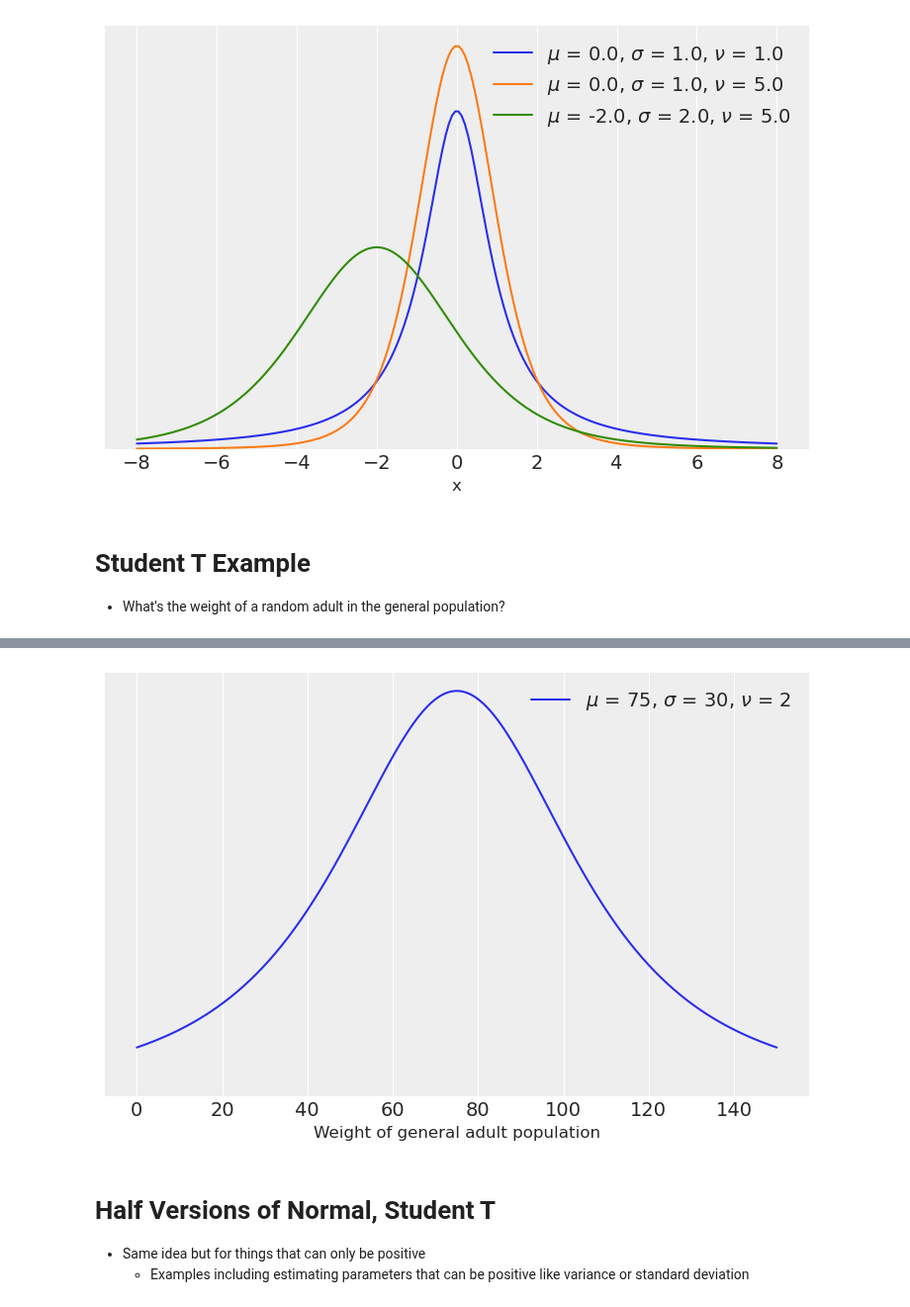
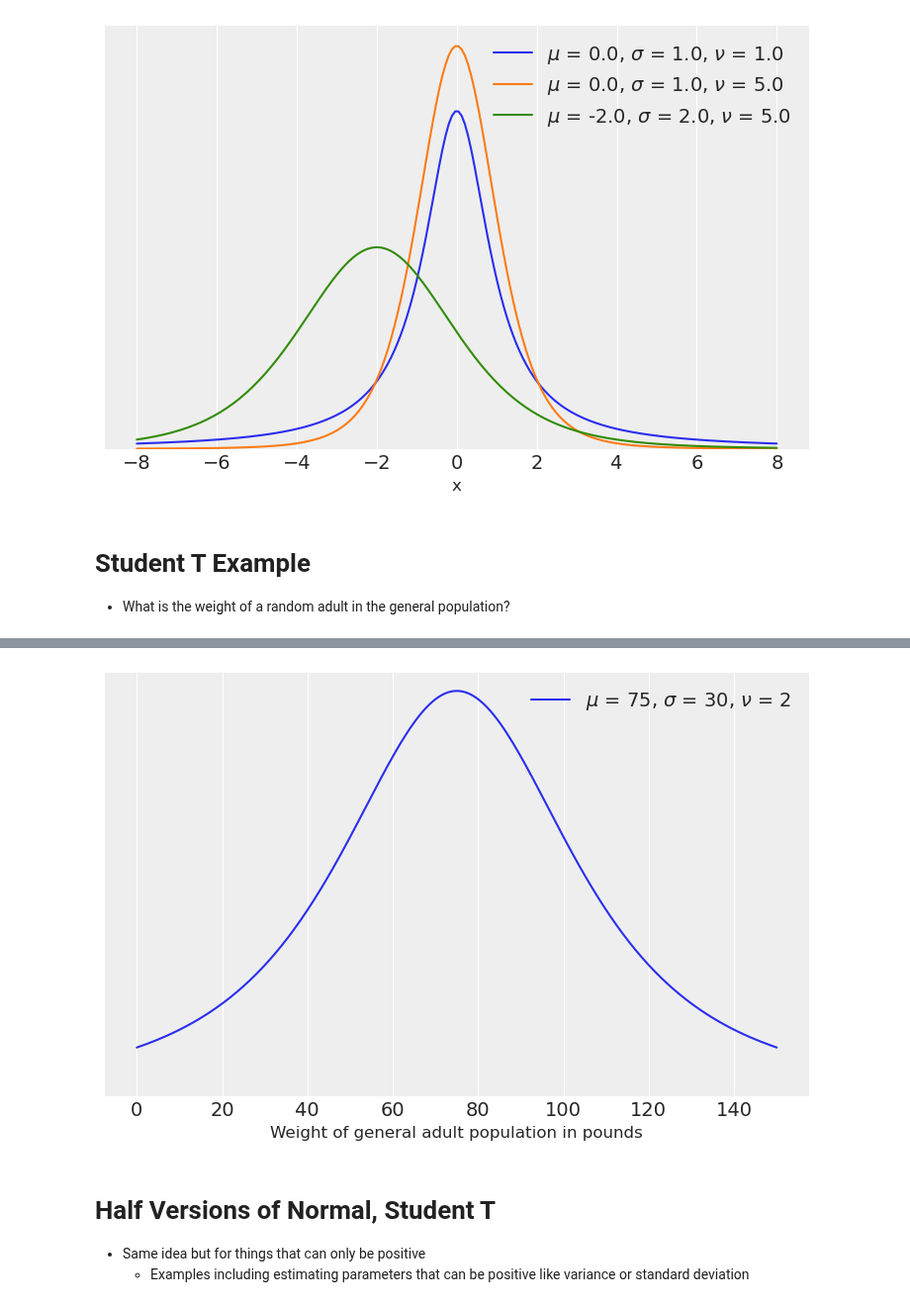
Before and after one commit to AlexAndorra/notebooks-experiments, a Jupyter notebook: Common Distributions-Distributions.ipynb, the cells around one changed output, grey strips where cells are left out. Shown at 99% size. Drawn from its saved outputs; the diff is of its cells as text; code cells hidden in the pictures.

```diff
--- a/Common Distributions-Distributions.ipynb
+++ b/Common Distributions-Distributions.ipynb
@@ -219,7 +212,7 @@ plot_format();
 [figure]
 # %% [markdown]
 # Student T Example
-* What's the weight of a random adult in the general population?
+* What is the weight of a random adult in the general population?
 # %%
 x = np.linspace(0, 150, 200)
 mu = 75
@@ -227,5 +220,5 @@ sigma = 30
 df = 2
 pdf = stats.t.pdf(x, df, loc=mu, scale=sigma)
 plt.plot(x, pdf, label=r'$\mu$ = {}, $\sigma$ = {}, $\nu$ = {}'.format(mu, sigma, df))
-plot_format("Weight of general adult population");
+plot_format("Weight of general adult population in pounds");
 # %% [output]
@@ -233,4 +225,4 @@ plot_format("Weight of general adult population");
-[figure, old version]
+[figure, new version]
 # %% [markdown]
 # Half Versions of Normal, Student T
 * Same idea but for things that can only be positive
```
Also changed, not shown: parts of 12 cells of this notebook.
